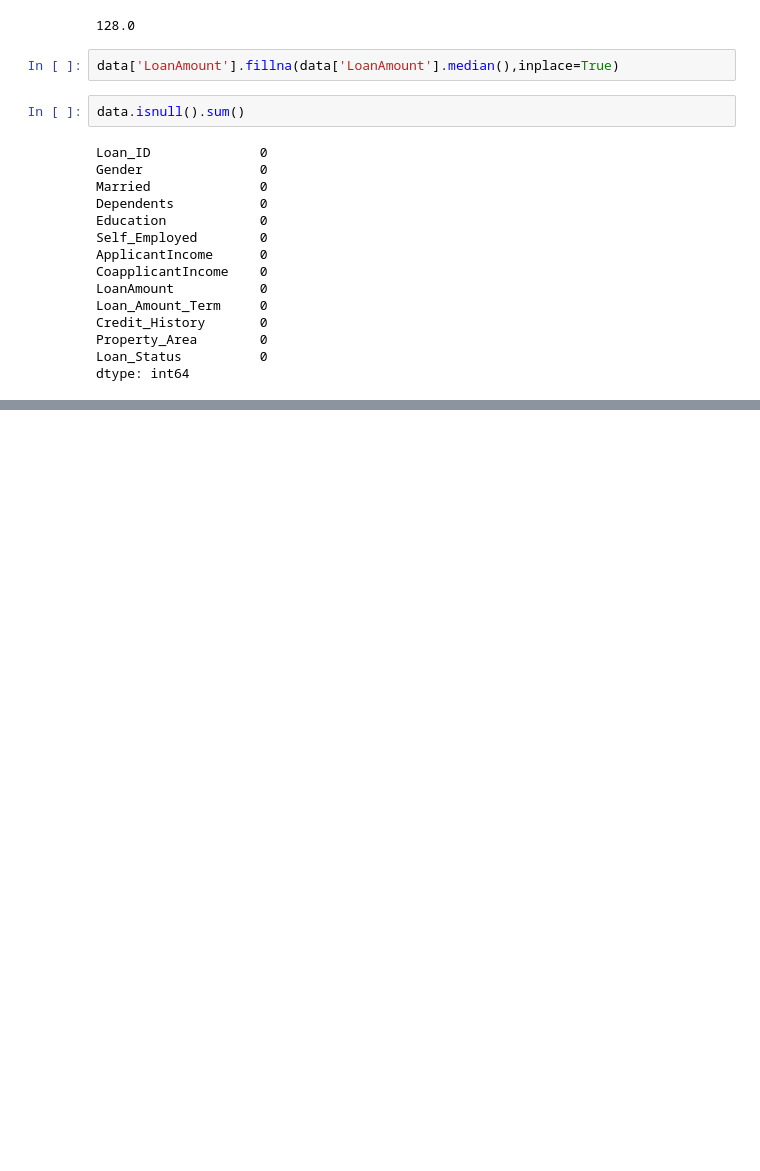
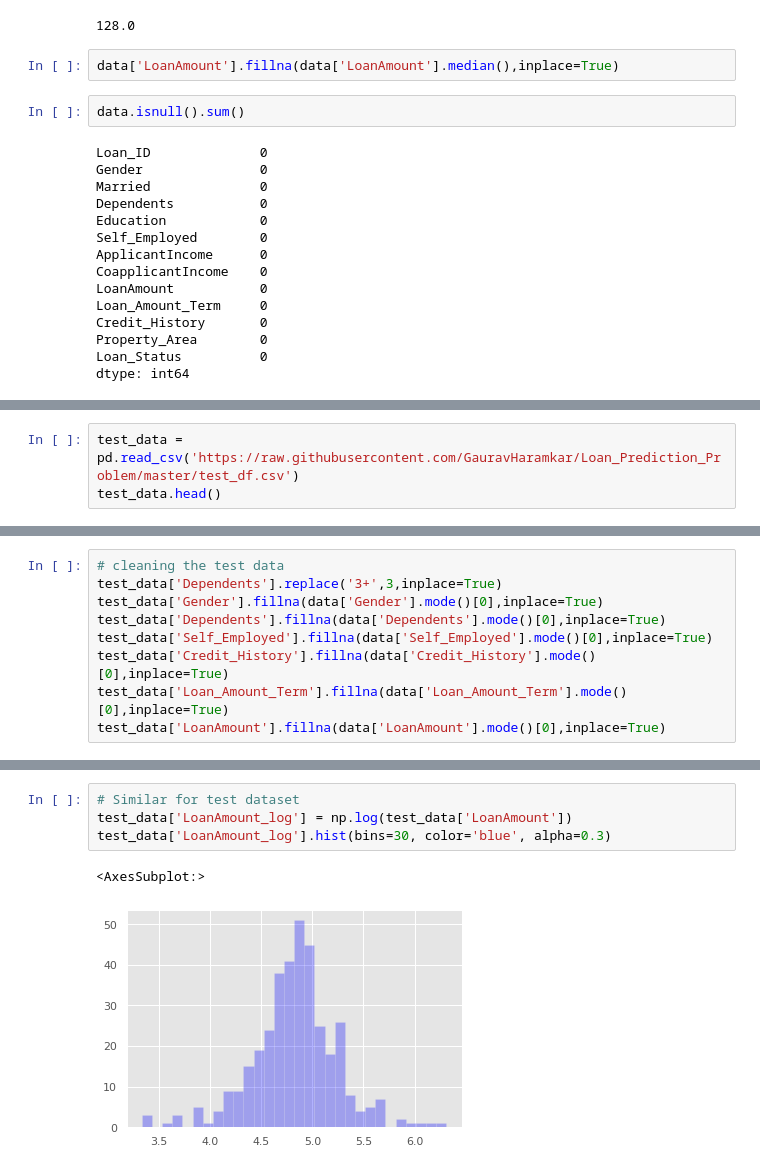
Before and after one commit to karan842/Data-Science-Projects, a Jupyter notebook: loan-status-prediction.ipynb, the cells around one changed output, grey strips where cells are left out. Cells and saved outputs as stored; diff of their text form; blank space fills up the shorter version.

```diff
--- a/loan-status-prediction.ipynb
+++ b/loan-status-prediction.ipynb
@@ -820,0 +823,3 @@ dtype: int64
+# %%
+test_data = pd.read_csv('https://raw.githubusercontent.com/GauravHaramkar/Loan_Prediction_Problem/master/test_df.csv')
+test_data.head()
@@ -820,0 +856,9 @@ dtype: int64
+# %%
+# cleaning the test data
+test_data['Dependents'].replace('3+',3,inplace=True)
+test_data['Gender'].fillna(data['Gender'].mode()[0],inplace=True)
+test_data['Dependents'].fillna(data['Dependents'].mode()[0],inplace=True)
+test_data['Self_Employed'].fillna(data['Self_Employed'].mode()[0],inplace=True)
+test_data['Credit_History'].fillna(data['Credit_History'].mode()[0],inplace=True)
+test_data['Loan_Amount_Term'].fillna(data['Loan_Amount_Term'].mode()[0],inplace=True)
+test_data['LoanAmount'].fillna(data['LoanAmount'].mode()[0],inplace=True)
@@ -820,0 +897,7 @@ dtype: int64
+# %%
+# Similar for test dataset
+test_data['LoanAmount_log'] = np.log(test_data['LoanAmount'])
+test_data['LoanAmount_log'].hist(bins=30, color='blue', alpha=0.3)
+# %% [output]
+<AxesSubplot:>
+[figure, added]
```
Also changed, not shown: parts of 10 cells of this notebook.
